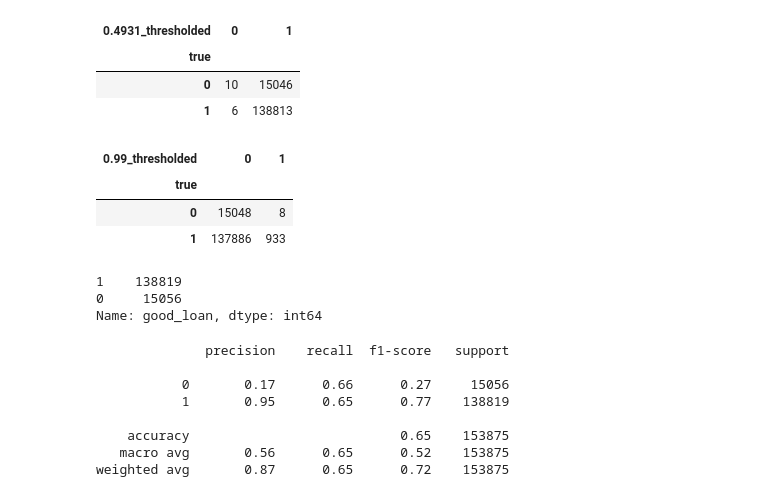
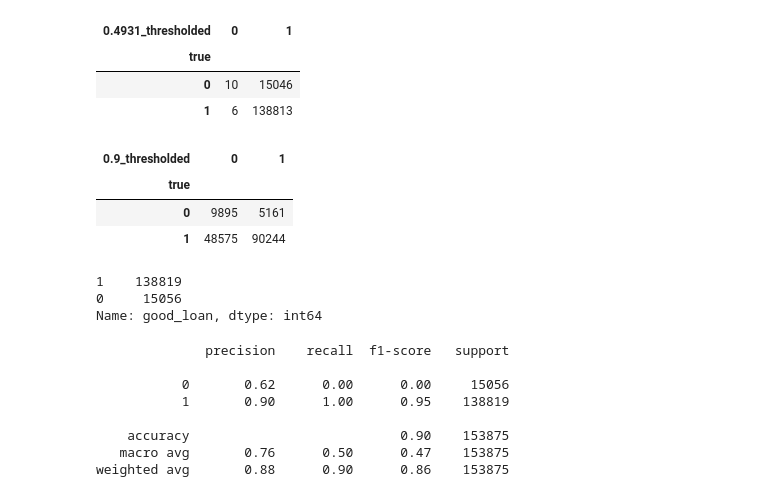
Before and after one commit to EmilSeyfullayev/Credit_Risk_Modeling_in_Python, a Jupyter notebook: Modeling.ipynb, the cells around one changed output. Drawn from its saved outputs; the diff is of its cells as text; code cells hidden in the pictures.

```diff
--- a/Modeling.ipynb
+++ b/Modeling.ipynb
@@ -688,7 +648,9 @@ pd.crosstab()
 # %%
 temp['0.4931_thresholded'] = temp['predictions'].apply(lambda x: 1 if x > 0.4931 else 0)
 # %%
-temp['0.99_thresholded'] = temp['predictions'].apply(lambda x: 1 if x > 0.99 else 0)
+temp['0.5_thresholded'] = temp['predictions'].apply(lambda x: 1 if x > 0.5 else 0)
+# %%
+temp['0.9_thresholded'] = temp['predictions'].apply(lambda x: 1 if x > 0.9 else 0)
 # %%
 pd.crosstab(temp['true'], temp[ '0.4931_thresholded'])
 # %% [output]
@@ -697,12 +659,12 @@ pd.crosstab(temp['true'], temp[ '0.4931_thresholded'])
 | 0 | 10 | 15046 |
 | 1 | 6 | 138813 |
 # %%
-pd.crosstab(temp['true'], temp[ '0.99_thresholded'])
+pd.crosstab(temp['true'], temp[ '0.9_thresholded'])
 # %% [output]
-| 0.99_thresholded | 0 | 1 |
+| 0.9_thresholded | 0 | 1 |
 | true |  |  |
-| 0 | 15048 | 8 |
-| 1 | 137886 | 933 |
+| 0 | 9895 | 5161 |
+| 1 | 48575 | 90244 |
 # %%
 pd.Series(y_test).value_counts()
 # %% [output]
@@ -712,13 +674,13 @@ Name: good_loan, dtype: int64
 # %%
 from sklearn.metrics import accuracy_score , classification_report
 # %%
-print(classification_report(temp['true'], temp[ '0.9_thresholded']))
+print(classification_report(temp['true'], temp[ '0.4931_thresholded']))
 # %% [output]
               precision    recall  f1-score   support
 
-           0       0.17      0.66      0.27     15056
-           1       0.95      0.65      0.77    138819
+           0       0.62      0.00      0.00     15056
+           1       0.90      1.00      0.95    138819
 
-    accuracy                           0.65    153875
-   macro avg       0.56      0.65      0.52    153875
-weighted avg       0.87      0.65      0.72    153875
+    accuracy                           0.90    153875
+   macro avg       0.76      0.50      0.47    153875
+weighted avg       0.88      0.90      0.86    153875
```
Also changed, not shown: parts of 34 cells of this notebook.
